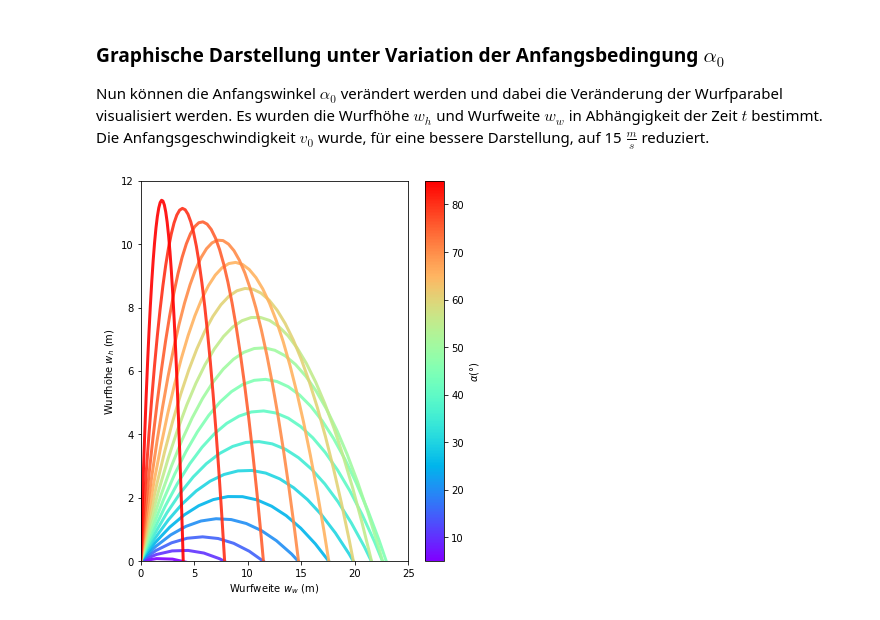
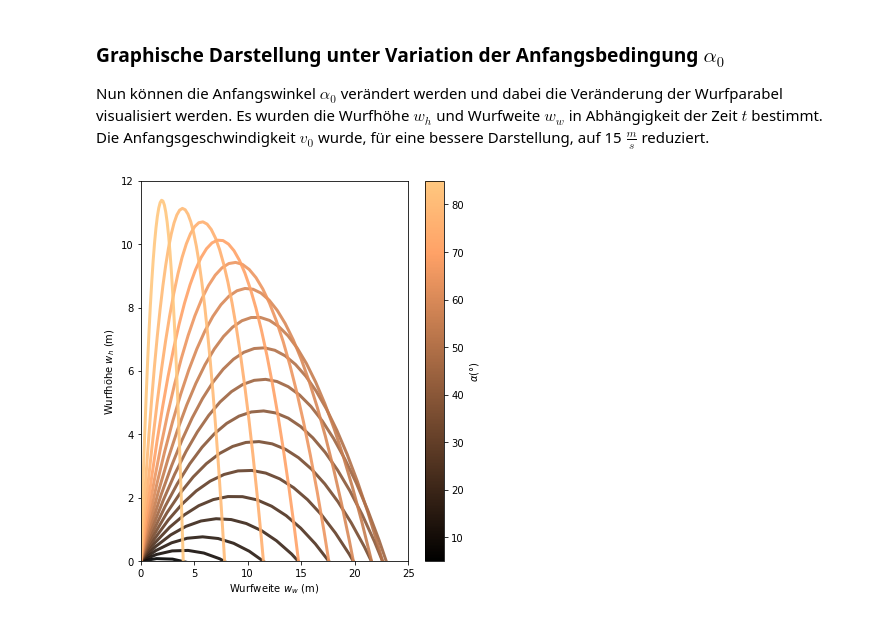
Before and after one commit to BoernerLab/PyVo, a Jupyter notebook: docs/content/Mechanik/Notebooks/Wurfbewegung.ipynb, the cells around one changed output. Saved outputs shown, nothing was run; the diff lists cells and outputs as text; code cells hidden in the pictures.

```diff
--- a/docs/content/Mechanik/Notebooks/Wurfbewegung.ipynb
+++ b/docs/content/Mechanik/Notebooks/Wurfbewegung.ipynb
@@ -134,32 +134,32 @@ for alpha in alpha_vector:
         v0 = 15
         x = w_w_von_t(t)
         y = w_h_von_t(t)
         data.append([alpha, x, y])
 
 # Konvertierung der erstellten Liste in ein DataFrame
 df = pd.DataFrame(data, columns=['alpha', 'w_w', 'w_h'])
 
 # Visualisierung
 f, ax = plt.subplots(1, 1,figsize=(6, 7))
 a = df.alpha.unique()
 
 # Definition der Farbpalette
 normalize = mcolors.Normalize(vmin=a.min(), vmax=a.max())
-colormap = cm.rainbow
+colormap = cm.copper
 num=-1
 for i in a:
     num+=1
     filtered_df = df[df.alpha == i]
     ax.plot(filtered_df.w_w, filtered_df.w_h, color=colormap(normalize(i)), linewidth=3, alpha=0.9, label=str(i)+'°')
     ax.set_ylim([0,12])
     ax.set_xlim([0,25])
 plt.xlabel("Wurfweite $\mathit{w_w}$ (m)")
 plt.ylabel("Wurfhöhe $\mathit{w_h}$ (m)")
 
 # Legende
 scalarmappaple = cm.ScalarMappable(norm=normalize, cmap=colormap)
 scalarmappaple.set_array(a)
 cbar = plt.colorbar(scalarmappaple)
 cbar.set_label(r'$\alpha (°)$')
 # %% [output]
-[figure, old version]
+[figure, new version]
```
Also changed, not shown: 8 other files.
